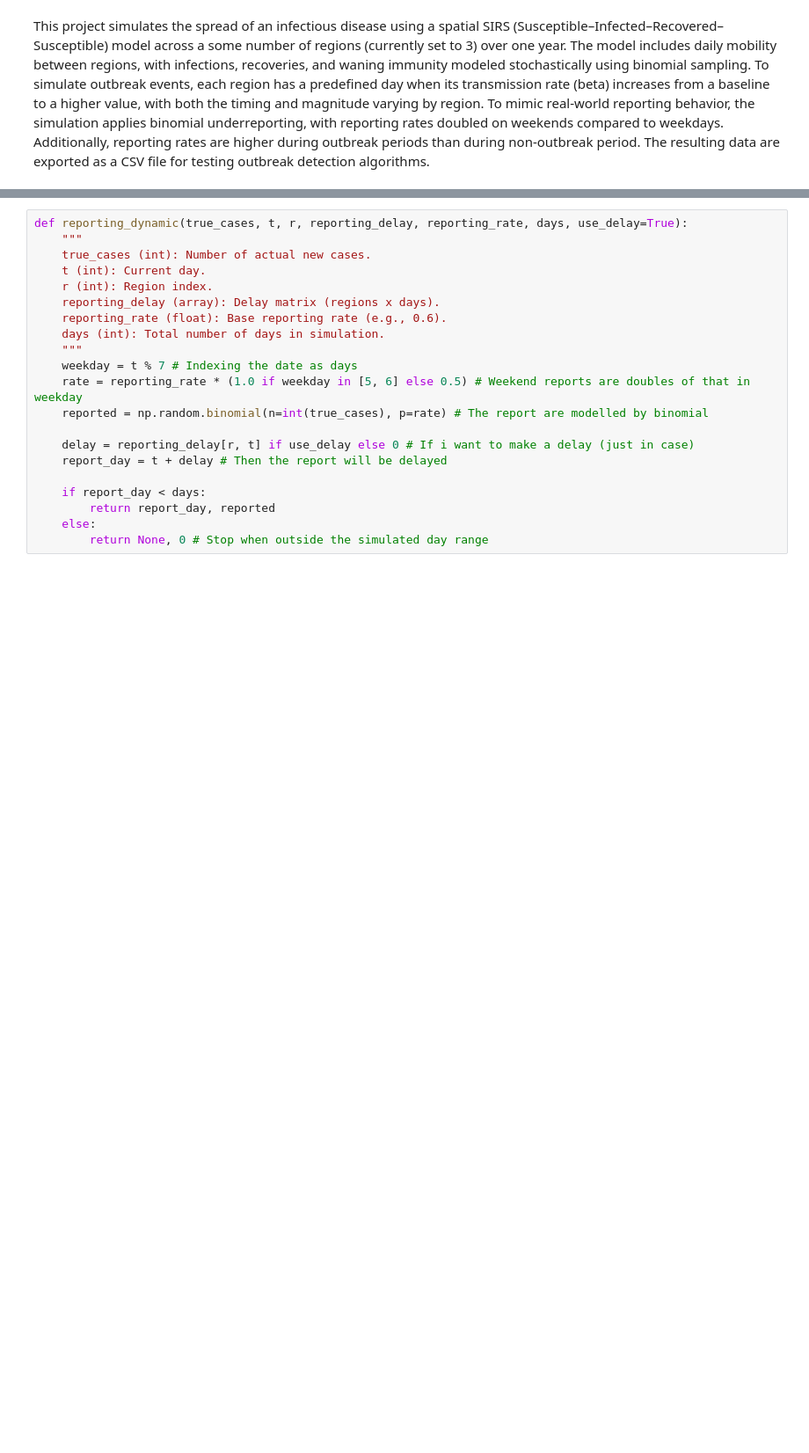
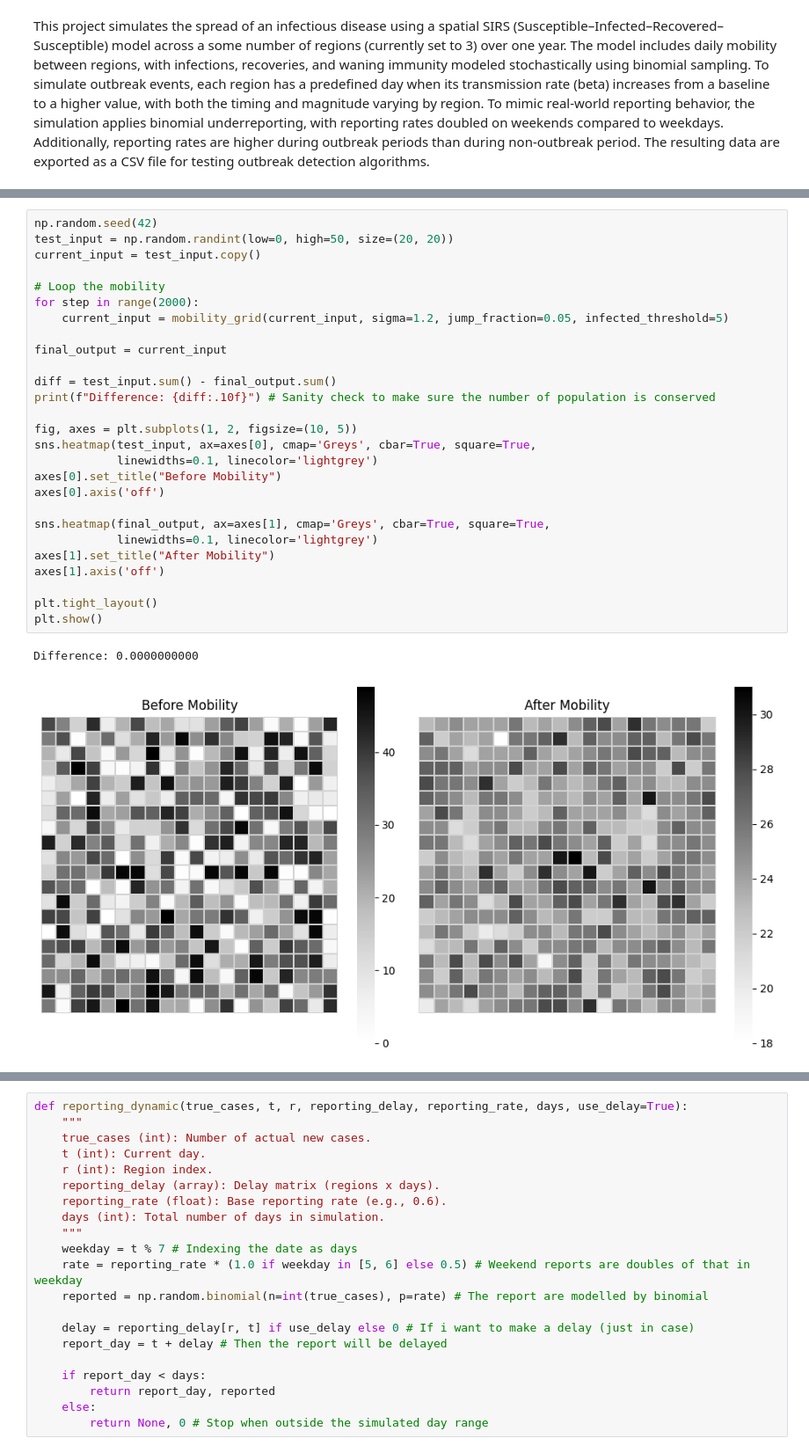
Before and after one commit to SahputraS/Outbreak-Simulation-and-Detection-Testing, a Jupyter notebook: SIRS_Metapopulation_With_Reporting.ipynb, the cells around one changed output, grey strips where cells are left out. Shown at 88% size. Drawn from its saved outputs; the diff is of its cells as text; blank space fills up the shorter version.

```diff
--- a/SIRS_Metapopulation_With_Reporting.ipynb
+++ b/SIRS_Metapopulation_With_Reporting.ipynb
@@ -37,0 +134,30 @@ def mobility(stat_matrix, max_move):
+# %%
+np.random.seed(42)
+test_input = np.random.randint(low=0, high=50, size=(20, 20))
+current_input = test_input.copy()
+
+# Loop the mobility
+for step in range(2000):
+    current_input = mobility_grid(current_input, sigma=1.2, jump_fraction=0.05, infected_threshold=5)
+
+final_output = current_input
+
+diff = test_input.sum() - final_output.sum()
+print(f"Difference: {diff:.10f}") # Sanity check to make sure the number of population is conserved
+
+fig, axes = plt.subplots(1, 2, figsize=(10, 5))
+sns.heatmap(test_input, ax=axes[0], cmap='Greys', cbar=True, square=True,
+            linewidths=0.1, linecolor='lightgrey')
+axes[0].set_title("Before Mobility")
+axes[0].axis('off')
+
+sns.heatmap(final_output, ax=axes[1], cmap='Greys', cbar=True, square=True,
+            linewidths=0.1, linecolor='lightgrey')
+axes[1].set_title("After Mobility")
+axes[1].axis('off')
+
+plt.tight_layout()
+plt.show()
+# %% [output]
+Difference: 0.0000000000
+[figure, added]
```
Also changed, not shown: parts of 9 cells of this notebook.
